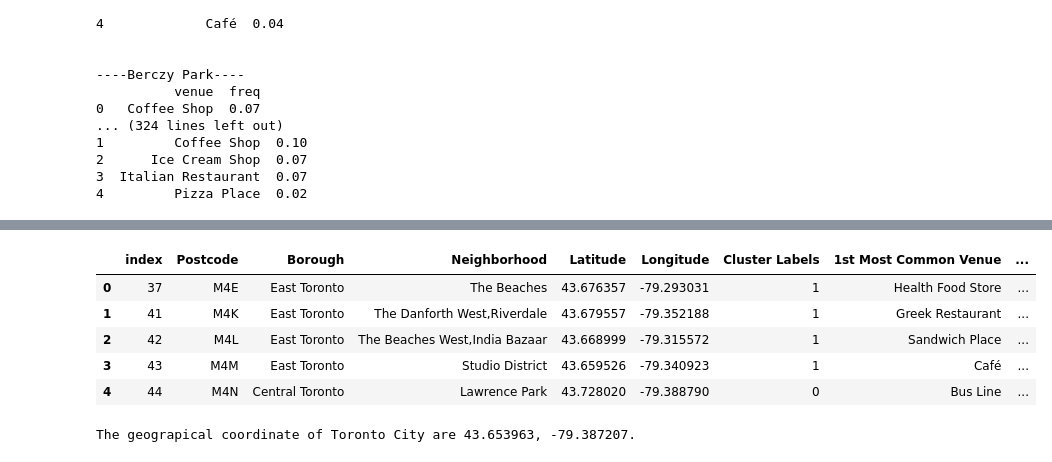
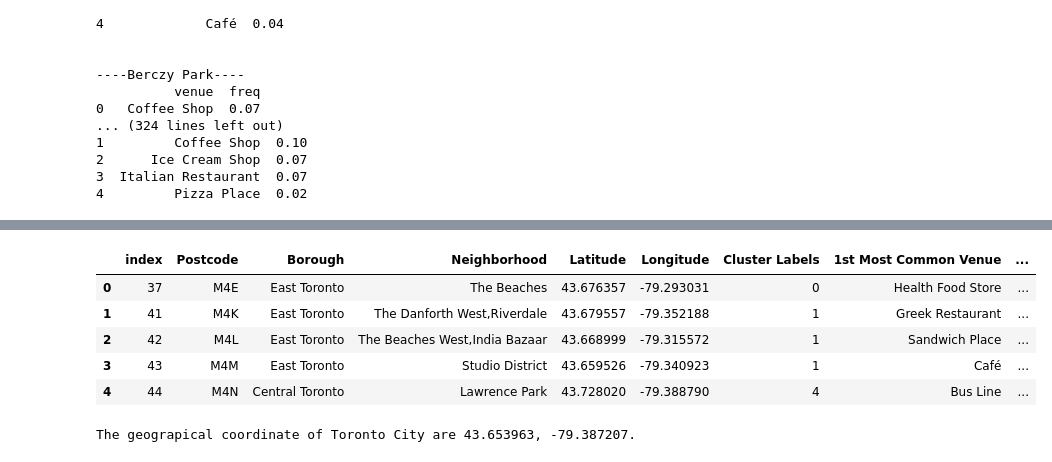
Before and after one commit to xjliting/Coursera-capstone-project, a Jupyter notebook: Capstone project notebook 4.ipynb, the cells around one changed output, grey strips where cells are left out. Cells and saved outputs as stored; diff of their text form; code cells hidden in the pictures.

```diff
--- a/Capstone project notebook 4.ipynb
+++ b/Capstone project notebook 4.ipynb
@@ -317,32 +320,32 @@ neighborhoods_venues_sorted.head()
 | 4 | CN Tower,Bathurst Quay,Island air... | Airport Service | Airport Terminal | Airport Lounge | Airport Gate | ... |
 # %%
 from sklearn.cluster import KMeans
-kclusters = 4
+kclusters =6
 
 Toronto_grouped_clustering = Toronto_grouped.drop('Neighborhood', 1)
 
 # run k-means clustering
 kmeans = KMeans(n_clusters=kclusters, random_state=0).fit(Toronto_grouped_clustering)
 
 # check cluster labels generated for each row in the dataframe
 kmeans.labels_[0:10]
 
 # add clustering labels
 neighborhoods_venues_sorted.insert(0, 'Cluster Labels', kmeans.labels_)
 
 Toronto_merged = df_Toronto
 
 # merge toronto_grouped with toronto_data to add latitude/longitude for each neighborhood
 Toronto_merged = Toronto_merged.join(neighborhoods_venues_sorted.set_index('Neighborhood'), on='Neighborhood')
 
 Toronto_merged.head() # check the last columns!
 # %% [output]
 |  | index | Postcode | Borough | Neighborhood | Latitude | Longitude | Cluster Labels | 1st Most Common Venue | ... |
-| 0 | 37 | M4E | East Toronto | The Beaches | 43.676357 | -79.293031 | 1 | Health Food Store | ... |
+| 0 | 37 | M4E | East Toronto | The Beaches | 43.676357 | -79.293031 | 0 | Health Food Store | ... |
 | 1 | 41 | M4K | East Toronto | The Danforth West,Riverdale | 43.679557 | -79.352188 | 1 | Greek Restaurant | ... |
 | 2 | 42 | M4L | East Toronto | The Beaches West,India Bazaar | 43.668999 | -79.315572 | 1 | Sandwich Place | ... |
 | 3 | 43 | M4M | East Toronto | Studio District | 43.659526 | -79.340923 | 1 | Café | ... |
-| 4 | 44 | M4N | Central Toronto | Lawrence Park | 43.728020 | -79.388790 | 0 | Bus Line | ... |
+| 4 | 44 | M4N | Central Toronto | Lawrence Park | 43.728020 | -79.388790 | 4 | Bus Line | ... |
 # %%
 #!conda install -c conda-forge folium=0.5.0 --yes # uncomment this line if you haven't completed the Foursquare API lab
 import folium # map rendering library
```
Also changed, not shown: parts of 5 cells of this notebook.
